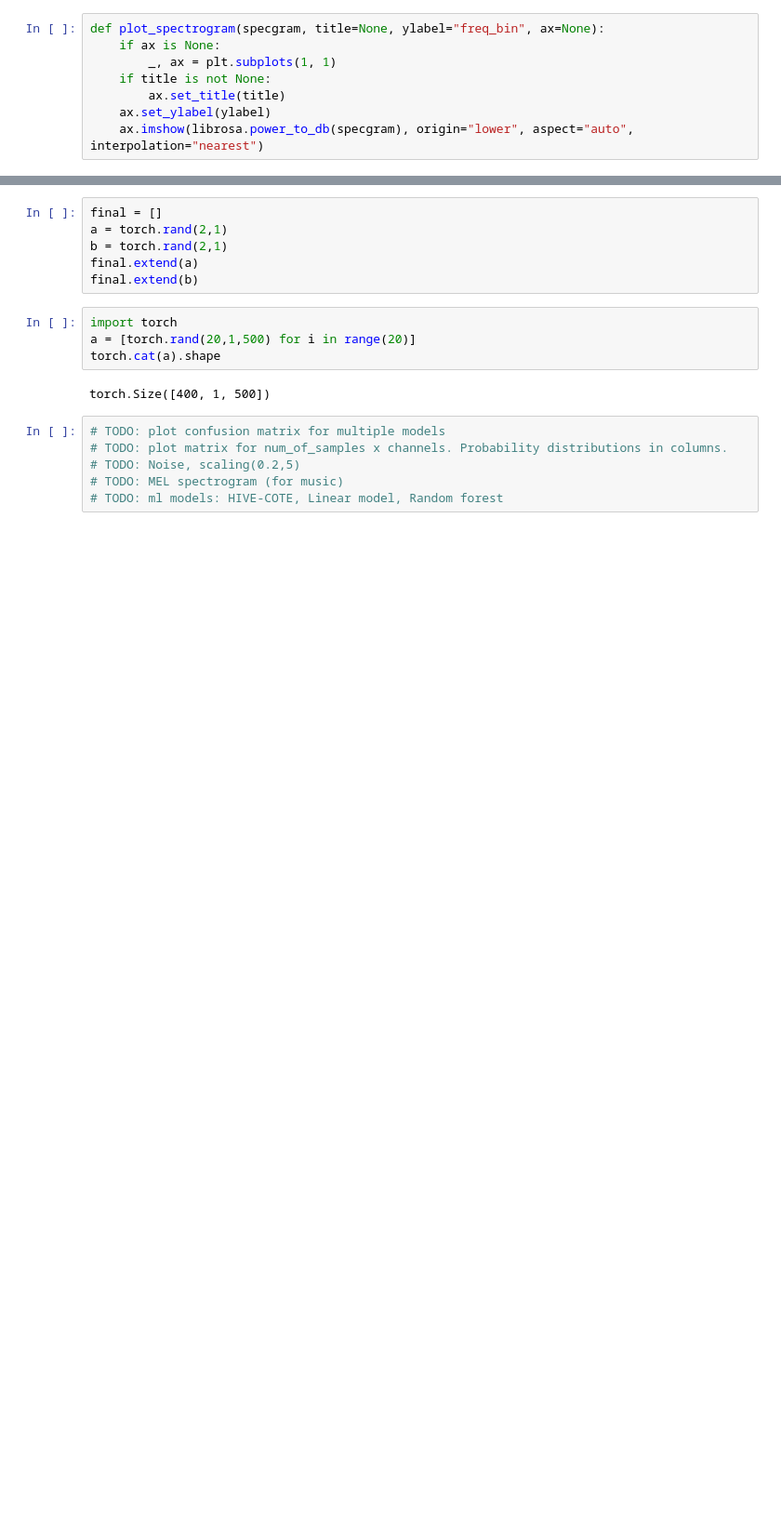
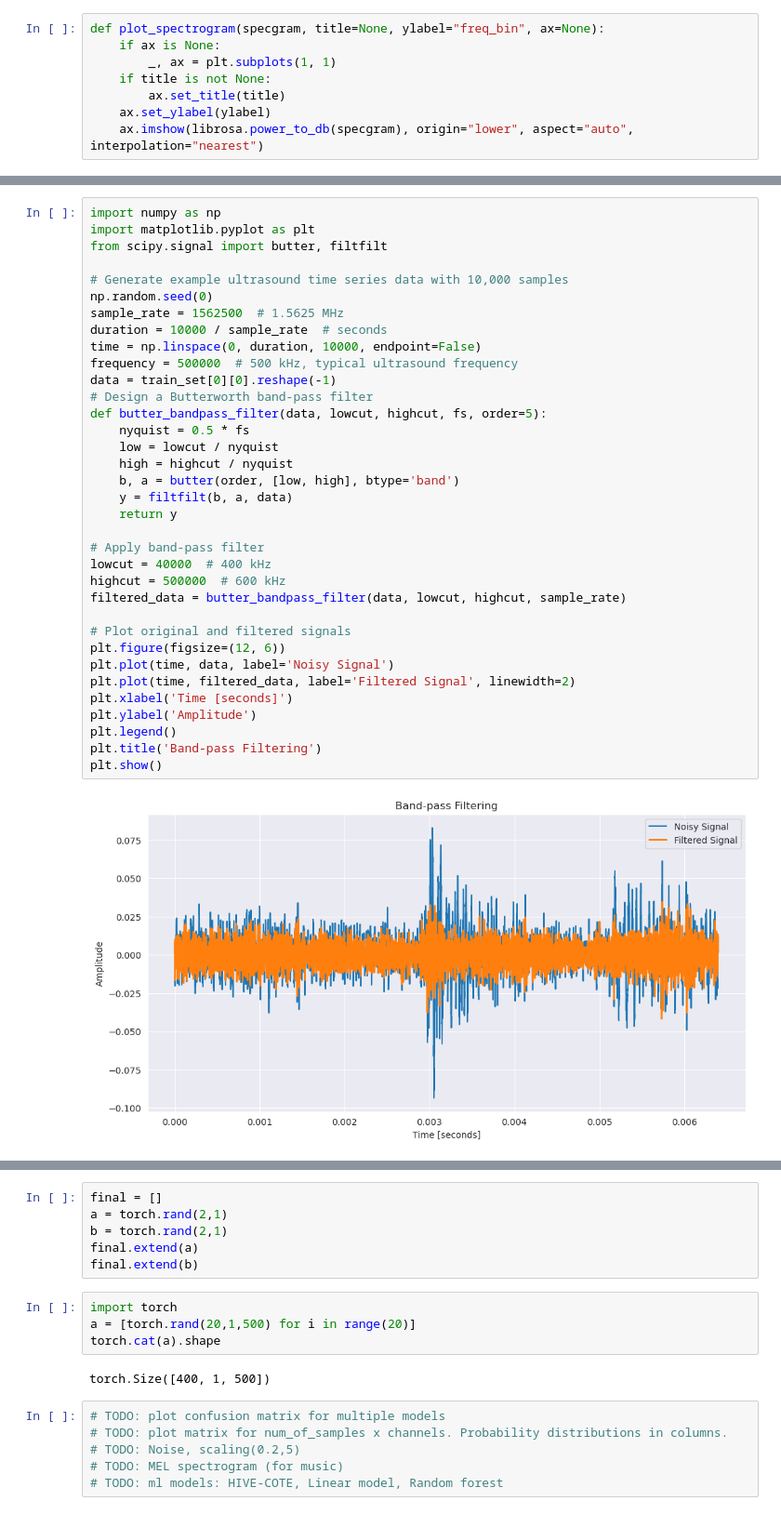
Before and after one commit to VojtasekP/Bachelor-project, a Jupyter notebook: Project/sklearn_models.ipynb, the cells around one changed output, grey strips where cells are left out. Shown at 93% size. Saved outputs shown, nothing was run; the diff lists cells and outputs as text; blank space fills up the shorter version.

```diff
--- a/Project/sklearn_models.ipynb
+++ b/Project/sklearn_models.ipynb
@@ -435,0 +143,37 @@ neuro_net.close_writer()
+# %%
+import numpy as np
+import matplotlib.pyplot as plt
+from scipy.signal import butter, filtfilt
+
+# Generate example ultrasound time series data with 10,000 samples
+np.random.seed(0)
+sample_rate = 1562500  # 1.5625 MHz
+duration = 10000 / sample_rate  # seconds
+time = np.linspace(0, duration, 10000, endpoint=False)
+frequency = 500000  # 500 kHz, typical ultrasound frequency
+data = train_set[0][0].reshape(-1)
+# Design a Butterworth band-pass filter
+def butter_bandpass_filter(data, lowcut, highcut, fs, order=5):
+    nyquist = 0.5 * fs
+    low = lowcut / nyquist
+    high = highcut / nyquist
+    b, a = butter(order, [low, high], btype='band')
+    y = filtfilt(b, a, data)
+    return y
+
+# Apply band-pass filter
+lowcut = 40000  # 400 kHz
+highcut = 500000  # 600 kHz
+filtered_data = butter_bandpass_filter(data, lowcut, highcut, sample_rate)
+
+# Plot original and filtered signals
+plt.figure(figsize=(12, 6))
+plt.plot(time, data, label='Noisy Signal')
+plt.plot(time, filtered_data, label='Filtered Signal', linewidth=2)
+plt.xlabel('Time [seconds]')
+plt.ylabel('Amplitude')
+plt.legend()
+plt.title('Band-pass Filtering')
+plt.show()
+# %% [output]
+[figure, added]
```
Also changed, not shown: parts of 28 cells of this notebook, 5 other files.
